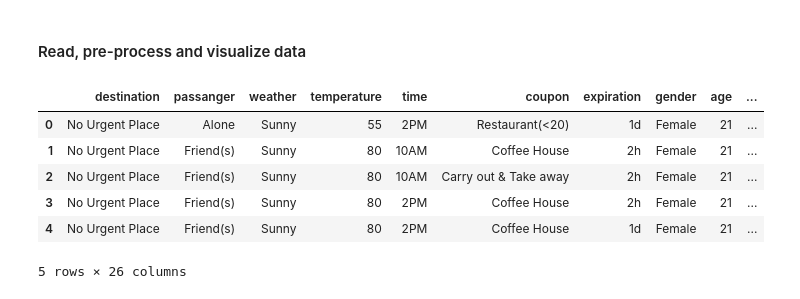
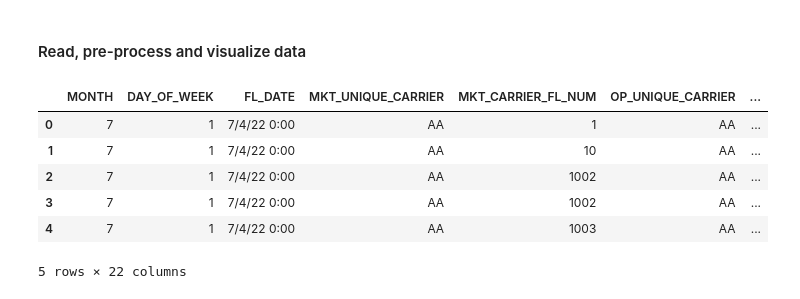
Before and after one commit to pksp99/flight-predictor, a Jupyter notebook: cis663_iml_flight_predictor_spring2024.ipynb, the cells around one changed output. Saved outputs shown, nothing was run; the diff lists cells and outputs as text; code cells hidden in the pictures.

Commit message:
All datasets added: both BTS and weather.

```diff
--- a/cis663_iml_flight_predictor_spring2024.ipynb
+++ b/cis663_iml_flight_predictor_spring2024.ipynb
@@ -39,12 +48,12 @@ please provide us feedback at https://github.com/pandas-dev/pandas/issues/54466
 # %%
-# fetch data
-flight_data_set = pd.read_csv('./dataset/flight_dataset.csv')
-flight_data_set.head()
+# # fetch data
+# flight_data_set = pd.concat([pd.read_csv(f) for f in bts_files])
+# flight_data_set.head()
 # %% [output]
-|  | destination | passanger | weather | temperature | time | coupon | expiration | gender | age | ... |
-| 0 | No Urgent Place | Alone | Sunny | 55 | 2PM | Restaurant(<20) | 1d | Female | 21 | ... |
-| 1 | No Urgent Place | Friend(s) | Sunny | 80 | 10AM | Coffee House | 2h | Female | 21 | ... |
-| 2 | No Urgent Place | Friend(s) | Sunny | 80 | 10AM | Carry out & Take away | 2h | Female | 21 | ... |
-| 3 | No Urgent Place | Friend(s) | Sunny | 80 | 2PM | Coffee House | 2h | Female | 21 | ... |
-| 4 | No Urgent Place | Friend(s) | Sunny | 80 | 2PM | Coffee House | 1d | Female | 21 | ... |
+|  | MONTH | DAY_OF_WEEK | FL_DATE | MKT_UNIQUE_CARRIER | MKT_CARRIER_FL_NUM | OP_UNIQUE_CARRIER | ... |
+| 0 | 7 | 1 | 7/4/22 0:00 | AA | 1 | AA | ... |
+| 1 | 7 | 1 | 7/4/22 0:00 | AA | 10 | AA | ... |
+| 2 | 7 | 1 | 7/4/22 0:00 | AA | 1002 | AA | ... |
+| 3 | 7 | 1 | 7/4/22 0:00 | AA | 1002 | AA | ... |
+| 4 | 7 | 1 | 7/4/22 0:00 | AA | 1003 | AA | ... |
-5 rows × 26 columns
+5 rows × 22 columns
```
Also changed, not shown: parts of 22 cells of this notebook, 12 other files.
